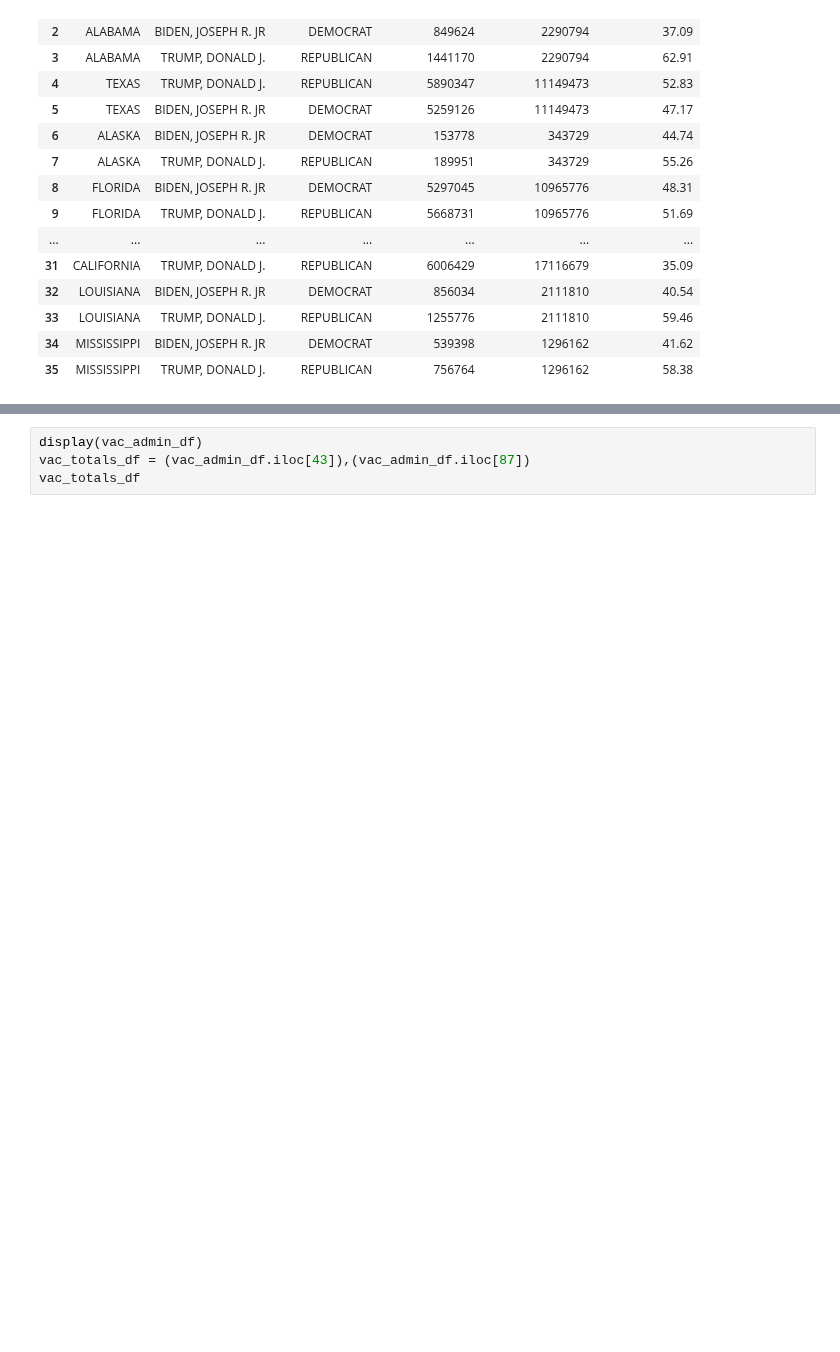
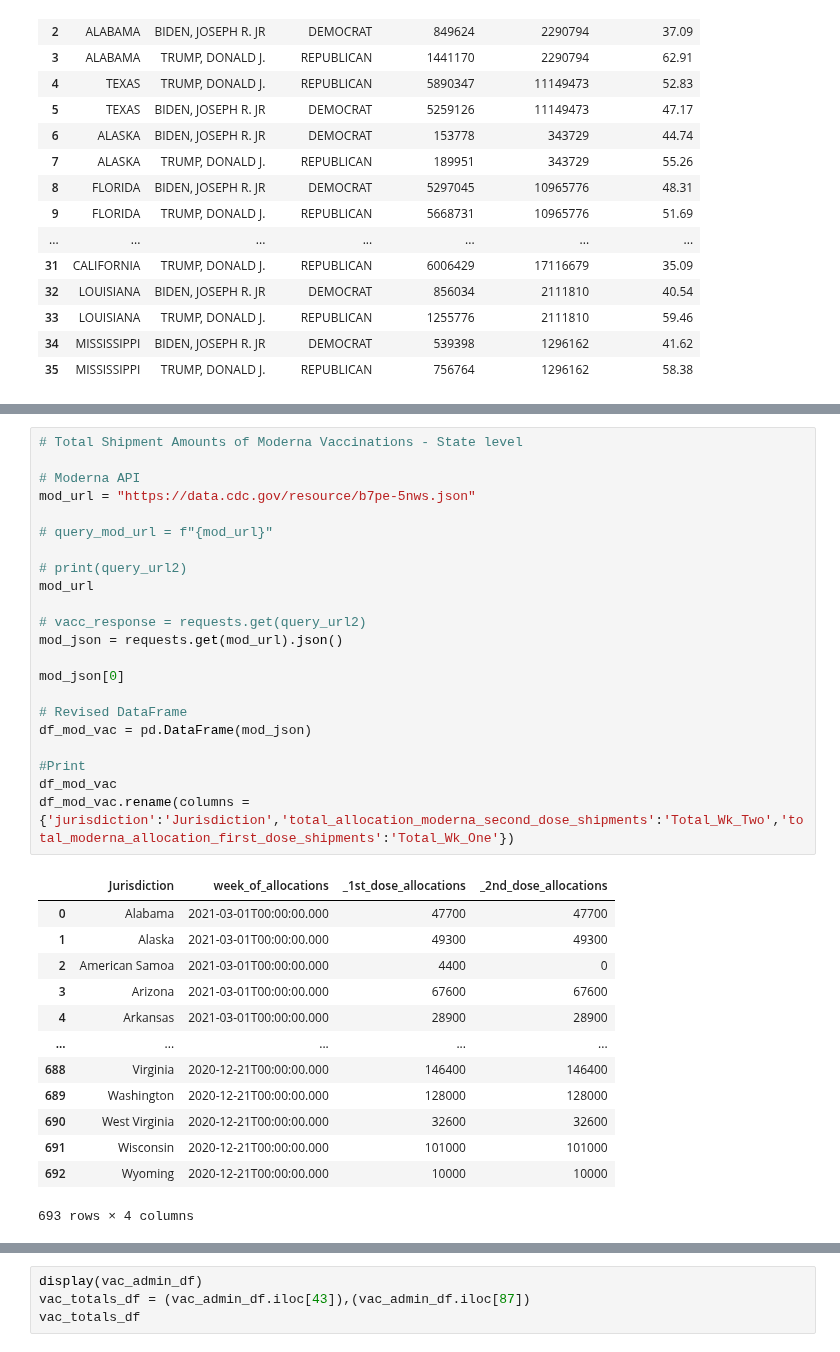
Before and after one commit to tduron3/I_Have_No_Clue, a Jupyter notebook: Project_6.ipynb, the cells around one changed output, grey strips where cells are left out. Saved outputs shown, nothing was run; the diff lists cells and outputs as text; blank space fills up the shorter version.

```diff
--- a/Project_6.ipynb
+++ b/Project_6.ipynb
@@ -887,0 +940,36 @@ df_state_data.rename(columns = {'state':'State','tot_cases':'Tot_Cases','new_cas
+# %%
+# Total Shipment Amounts of Moderna Vaccinations - State level
+
+# Moderna API
+mod_url = "https://data.cdc.gov/resource/b7pe-5nws.json"
+
+# query_mod_url = f"{mod_url}"
+
+# print(query_url2)
+mod_url
+
+# vacc_response = requests.get(query_url2)
+mod_json = requests.get(mod_url).json()
+
+mod_json[0]
+
+# Revised DataFrame
+df_mod_vac = pd.DataFrame(mod_json)
+
+#Print
+df_mod_vac
+df_mod_vac.rename(columns = {'jurisdiction':'Jurisdiction','total_allocation_moderna_second_dose_shipments':'Total_Wk_Two','total_moderna_allocation_first_dose_shipments':'Total_Wk_One'})
+# %% [output]
+|  | Jurisdiction | week_of_allocations | _1st_dose_allocations | _2nd_dose_allocations |
+| 0 | Alabama | 2021-03-01T00:00:00.000 | 47700 | 47700 |
+| 1 | Alaska | 2021-03-01T00:00:00.000 | 49300 | 49300 |
+| 2 | American Samoa | 2021-03-01T00:00:00.000 | 4400 | 0 |
+| 3 | Arizona | 2021-03-01T00:00:00.000 | 67600 | 67600 |
+| 4 | Arkansas | 2021-03-01T00:00:00.000 | 28900 | 28900 |
+| ... | ... | ... | ... | ... |
+| 688 | Virginia | 2020-12-21T00:00:00.000 | 146400 | 146400 |
+| 689 | Washington | 2020-12-21T00:00:00.000 | 128000 | 128000 |
+| 690 | West Virginia | 2020-12-21T00:00:00.000 | 32600 | 32600 |
+| 691 | Wisconsin | 2020-12-21T00:00:00.000 | 101000 | 101000 |
+| 692 | Wyoming | 2020-12-21T00:00:00.000 | 10000 | 10000 |
+693 rows × 4 columns
```
Also changed, not shown: parts of 12 cells of this notebook, 1 other file.
